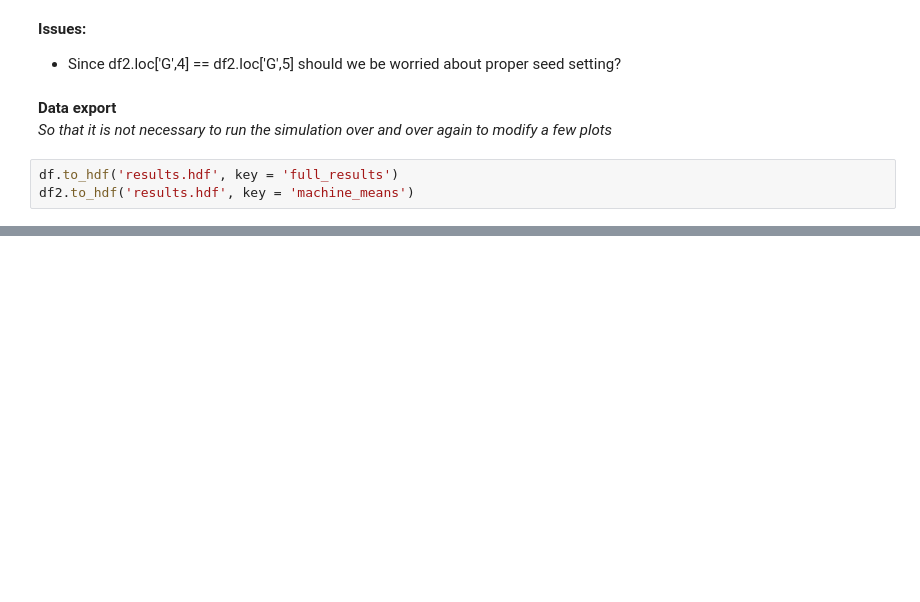
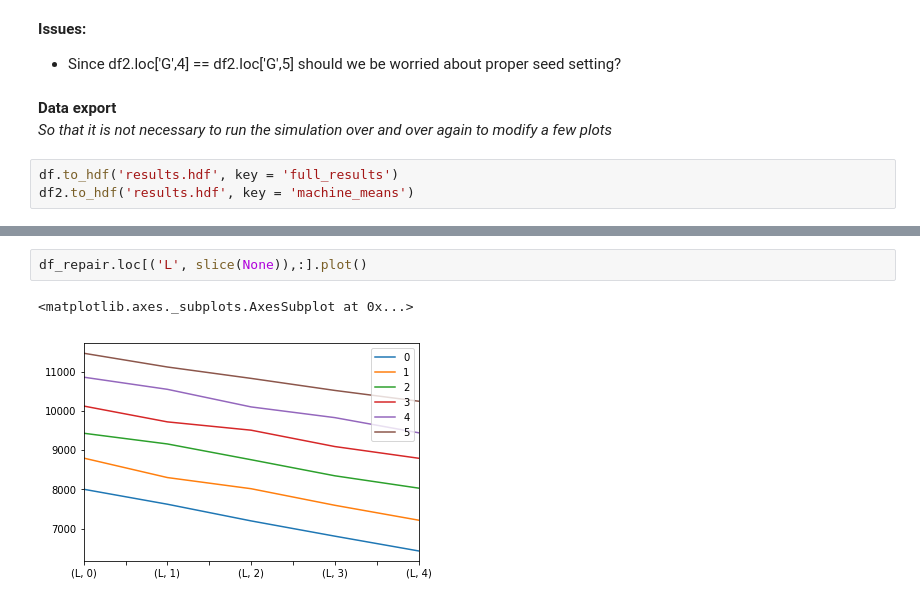
Before and after one commit to puchmichal/ZMS, a Jupyter notebook: project_2/simulation.ipynb, the cells around one changed output, grey strips where cells are left out. Cells and saved outputs as stored; diff of their text form; blank space fills up the shorter version.

```diff
--- a/project_2/simulation.ipynb
+++ b/project_2/simulation.ipynb
@@ -316,0 +356,5 @@ All DataFrames saved correctly
+# %%
+df_repair.loc[('L', slice(None)),:].plot()
+# %% [output]
+<matplotlib.axes._subplots.AxesSubplot at 0x...>
+[figure, added]
```
Also changed, not shown: parts of 27 cells of this notebook, 1 other file.
